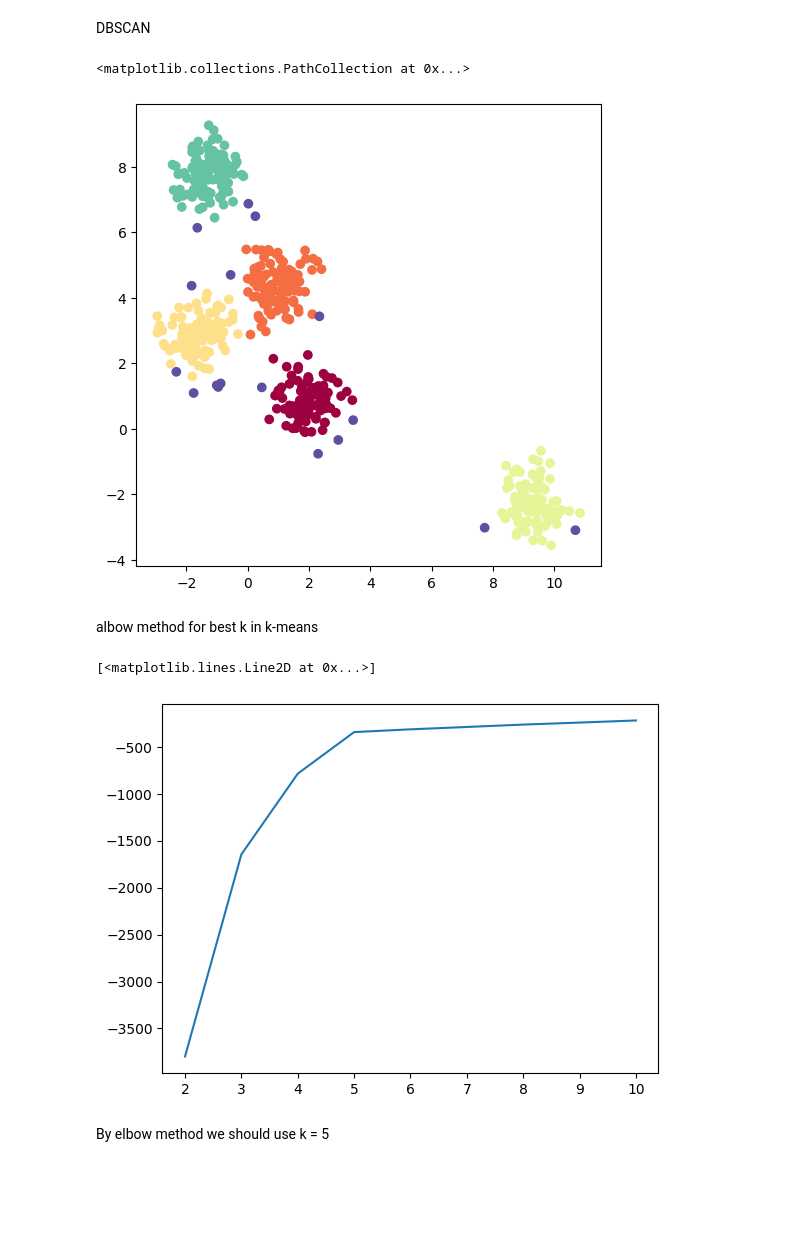
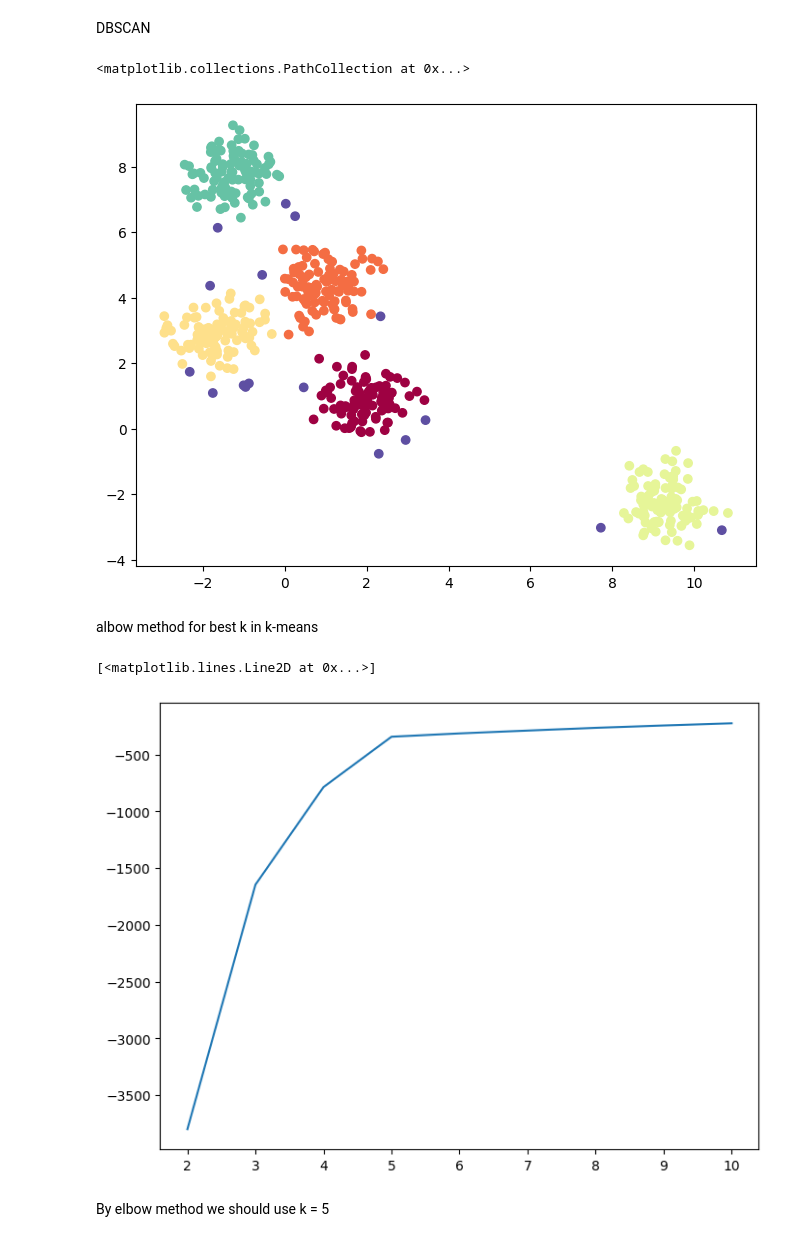
Before and after one commit to elios128/DSCamp, a Jupyter notebook: lesson_10_clustering_part_2/lesson_10_clustering_agl_dbscan_hometask.ipynb, the cells around one changed output. Saved outputs shown, nothing was run; the diff lists cells and outputs as text; code cells hidden in the pictures; blank space fills up the shorter version.

```diff
--- a/lesson_10_clustering_part_2/lesson_10_clustering_agl_dbscan_hometask.ipynb
+++ b/lesson_10_clustering_part_2/lesson_10_clustering_agl_dbscan_hometask.ipynb
@@ -57,15 +58,15 @@ DBSCAN
 # %%
 from sklearn.cluster import DBSCAN
 
 clf = DBSCAN()
 
 pred = clf.fit_predict(X)
 
-plt.figure(figsize=(6,6))
+plt.figure(figsize=(8,6))
 plt.scatter(X[:, 0], X[:, 1], c=colors[pred])
 # %% [output]
 <matplotlib.collections.PathCollection at 0x...>
-[figure, old version]
+[figure, new version]
 # %% [markdown]
 albow method for best k in k-means
 # %%
@@ -78,10 +79,11 @@ for i in range(2, 11):
     clf = KMeans(n_clusters=i).fit(X)
     k_mean_scoring.append(clf.score(X))
 
+plt.figure(figsize=(8,6))
 plt.plot(list(range(2, 11)), k_mean_scoring)
 # %% [output]
 [<matplotlib.lines.Line2D at 0x...>]
-[figure, old version]
+[figure, new version]
 # %% [markdown]
 By elbow method we should use k = 5
 # %%
```
Also changed, not shown: parts of 3 cells of this notebook.
